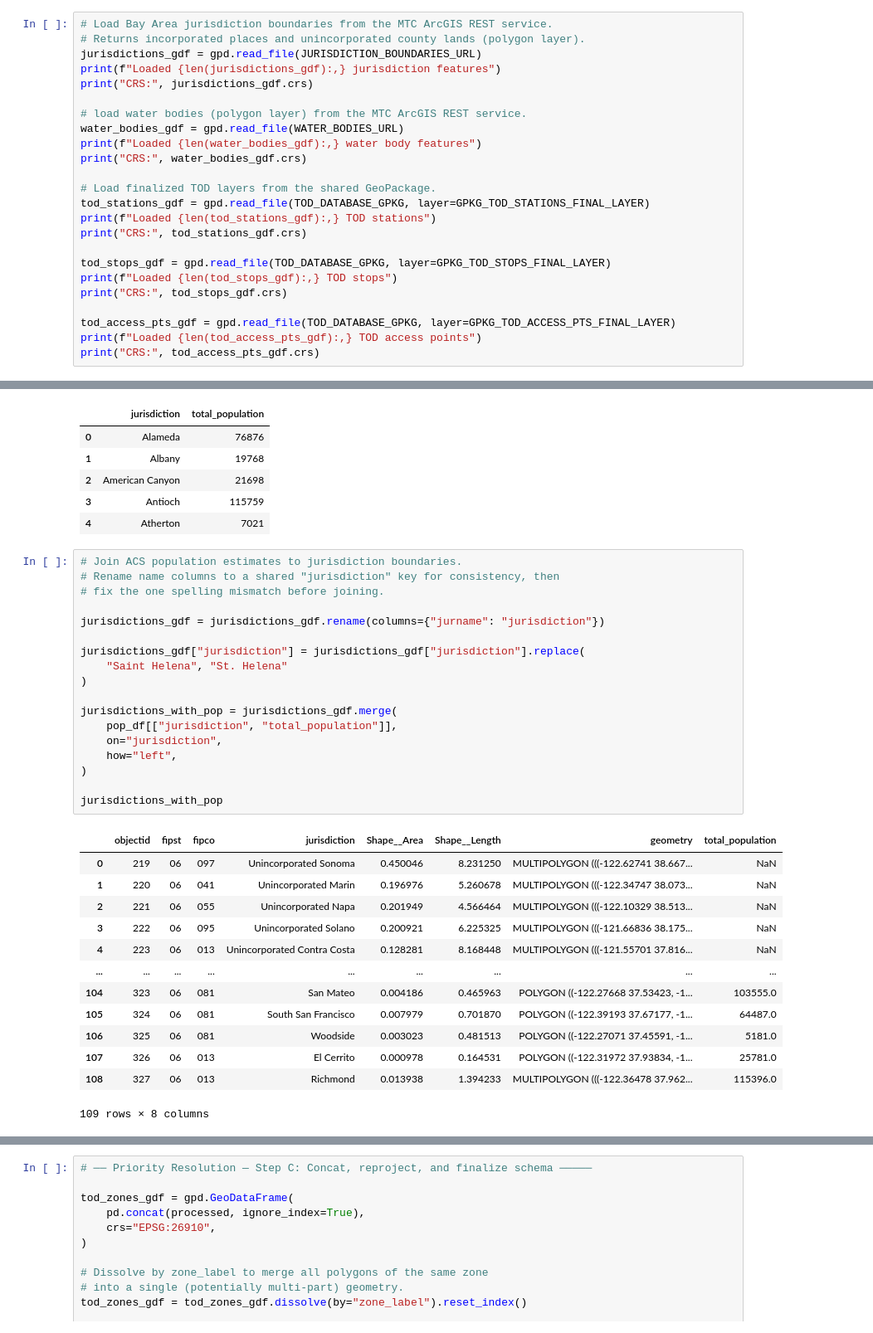
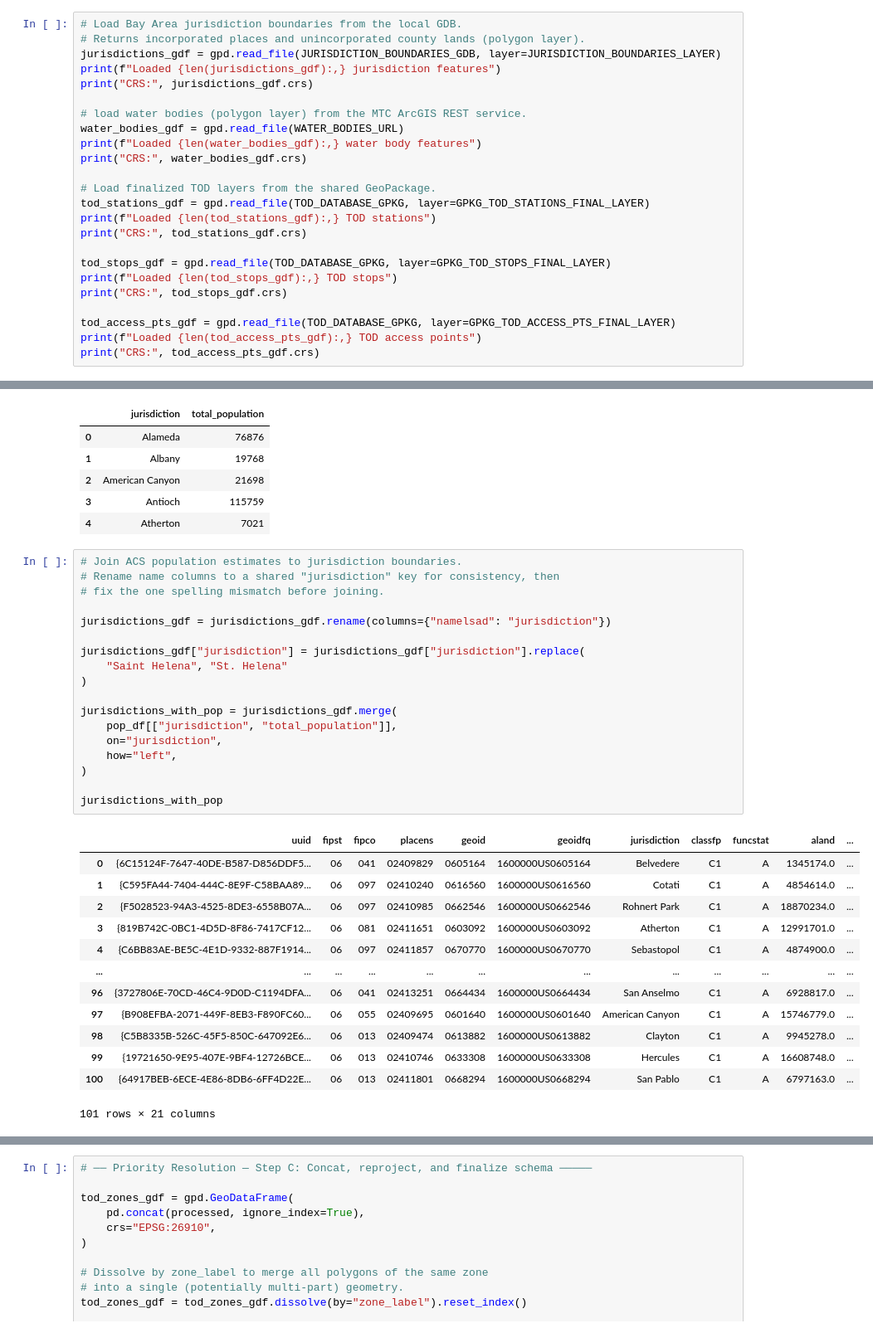
Before and after one commit to BayAreaMetro/Spatial-Analysis-Mapping-Projects, a Jupyter notebook: Project-Documentation/SB79-Transit-Oriented-Development-Upzoning/4_tod_zone_buffer_generation.ipynb, the cells around one changed output, grey strips where cells are left out. Shown at 83% size. Drawn from its saved outputs; the diff is of its cells as text.

```diff
--- a/Project-Documentation/SB79-Transit-Oriented-Development-Upzoning/4_tod_zone_buffer_generation.ipynb
+++ b/Project-Documentation/SB79-Transit-Oriented-Development-Upzoning/4_tod_zone_buffer_generation.ipynb
@@ -27,9 +27,9 @@ Info: Found credentials at: /Users/jcroff/Library/CloudStorage/Box-Box/dvutils-c
 # %% [markdown]
 ## Inputs
 # %%
-# Load Bay Area jurisdiction boundaries from the MTC ArcGIS REST service.
+# Load Bay Area jurisdiction boundaries from the local GDB.
 # Returns incorporated places and unincorporated county lands (polygon layer).
-jurisdictions_gdf = gpd.read_file(JURISDICTION_BOUNDARIES_URL)
+jurisdictions_gdf = gpd.read_file(JURISDICTION_BOUNDARIES_GDB, layer=JURISDICTION_BOUNDARIES_LAYER)
 print(f"Loaded {len(jurisdictions_gdf):,} jurisdiction features")
 print("CRS:", jurisdictions_gdf.crs)
 
@@ -100,35 +100,35 @@ Pulled 101 ACS place records
 # %%
 # Join ACS population estimates to jurisdiction boundaries.
 # Rename name columns to a shared "jurisdiction" key for consistency, then
 # fix the one spelling mismatch before joining.
 
-jurisdictions_gdf = jurisdictions_gdf.rename(columns={"jurname": "jurisdiction"})
+jurisdictions_gdf = jurisdictions_gdf.rename(columns={"namelsad": "jurisdiction"})
 
 jurisdictions_gdf["jurisdiction"] = jurisdictions_gdf["jurisdiction"].replace(
     "Saint Helena", "St. Helena"
 )
 
 jurisdictions_with_pop = jurisdictions_gdf.merge(
     pop_df[["jurisdiction", "total_population"]],
     on="jurisdiction",
     how="left",
 )
 
 jurisdictions_with_pop
 # %% [output]
-|  | objectid | fipst | fipco | jurisdiction | Shape__Area | Shape__Length | geometry | total_population |
-| 0 | 219 | 06 | 097 | Unincorporated Sonoma | 0.450046 | 8.231250 | MULTIPOLYGON (((-122.62741 38.667... | NaN |
-| 1 | 220 | 06 | 041 | Unincorporated Marin | 0.196976 | 5.260678 | MULTIPOLYGON (((-122.34747 38.073... | NaN |
-| 2 | 221 | 06 | 055 | Unincorporated Napa | 0.201949 | 4.566464 | MULTIPOLYGON (((-122.10329 38.513... | NaN |
-| 3 | 222 | 06 | 095 | Unincorporated Solano | 0.200921 | 6.225325 | MULTIPOLYGON (((-121.66836 38.175... | NaN |
-| 4 | 223 | 06 | 013 | Unincorporated Contra Costa | 0.128281 | 8.168448 | MULTIPOLYGON (((-121.55701 37.816... | NaN |
-| ... | ... | ... | ... | ... | ... | ... | ... | ... |
-| 104 | 323 | 06 | 081 | San Mateo | 0.004186 | 0.465963 | POLYGON ((-122.27668 37.53423, -1... | 103555.0 |
-| 105 | 324 | 06 | 081 | South San Francisco | 0.007979 | 0.701870 | POLYGON ((-122.39193 37.67177, -1... | 64487.0 |
-| 106 | 325 | 06 | 081 | Woodside | 0.003023 | 0.481513 | POLYGON ((-122.27071 37.45591, -1... | 5181.0 |
-| 107 | 326 | 06 | 013 | El Cerrito | 0.000978 | 0.164531 | POLYGON ((-122.31972 37.93834, -1... | 25781.0 |
-| 108 | 327 | 06 | 013 | Richmond | 0.013938 | 1.394233 | MULTIPOLYGON (((-122.36478 37.962... | 115396.0 |
+|  | uuid | fipst | fipco | placens | geoid | geoidfq | jurisdiction | classfp | funcstat | aland | ... |
+| 0 | {6C15124F-7647-40DE-B587-D856DDF5... | 06 | 041 | 02409829 | 0605164 | 1600000US0605164 | Belvedere | C1 | A | 1345174.0 | ... |
+| 1 | {C595FA44-7404-444C-8E9F-C58BAA89... | 06 | 097 | 02410240 | 0616560 | 1600000US0616560 | Cotati | C1 | A | 4854614.0 | ... |
+| 2 | {F5028523-94A3-4525-8DE3-6558B07A... | 06 | 097 | 02410985 | 0662546 | 1600000US0662546 | Rohnert Park | C1 | A | 18870234.0 | ... |
+| 3 | {819B742C-0BC1-4D5D-8F86-7417CF12... | 06 | 081 | 02411651 | 0603092 | 1600000US0603092 | Atherton | C1 | A | 12991701.0 | ... |
+| 4 | {C6BB83AE-BE5C-4E1D-9332-887F1914... | 06 | 097 | 02411857 | 0670770 | 1600000US0670770 | Sebastopol | C1 | A | 4874900.0 | ... |
+| ... | ... | ... | ... | ... | ... | ... | ... | ... | ... | ... | ... |
+| 96 | {3727806E-70CD-46C4-9D0D-C1194DFA... | 06 | 041 | 02413251 | 0664434 | 1600000US0664434 | San Anselmo | C1 | A | 6928817.0 | ... |
+| 97 | {B908EFBA-2071-449F-8EB3-F890FC60... | 06 | 055 | 02409695 | 0601640 | 1600000US0601640 | American Canyon | C1 | A | 15746779.0 | ... |
+| 98 | {C5B8335B-526C-45F5-850C-647092E6... | 06 | 013 | 02409474 | 0613882 | 1600000US0613882 | Clayton | C1 | A | 9945278.0 | ... |
+| 99 | {19721650-9E95-407E-9BF4-12726BCE... | 06 | 013 | 02410746 | 0633308 | 1600000US0633308 | Hercules | C1 | A | 16608748.0 | ... |
+| 100 | {64917BEB-6ECE-4E86-8DB6-6FF4D22E... | 06 | 013 | 02411801 | 0668294 | 1600000US0668294 | San Pablo | C1 | A | 6797163.0 | ... |
-109 rows × 8 columns
+101 rows × 21 columns
 # %%
 # Join access points → stations → stops.
 #
```
Also changed, not shown: parts of 8 cells of this notebook, 4 other files.
